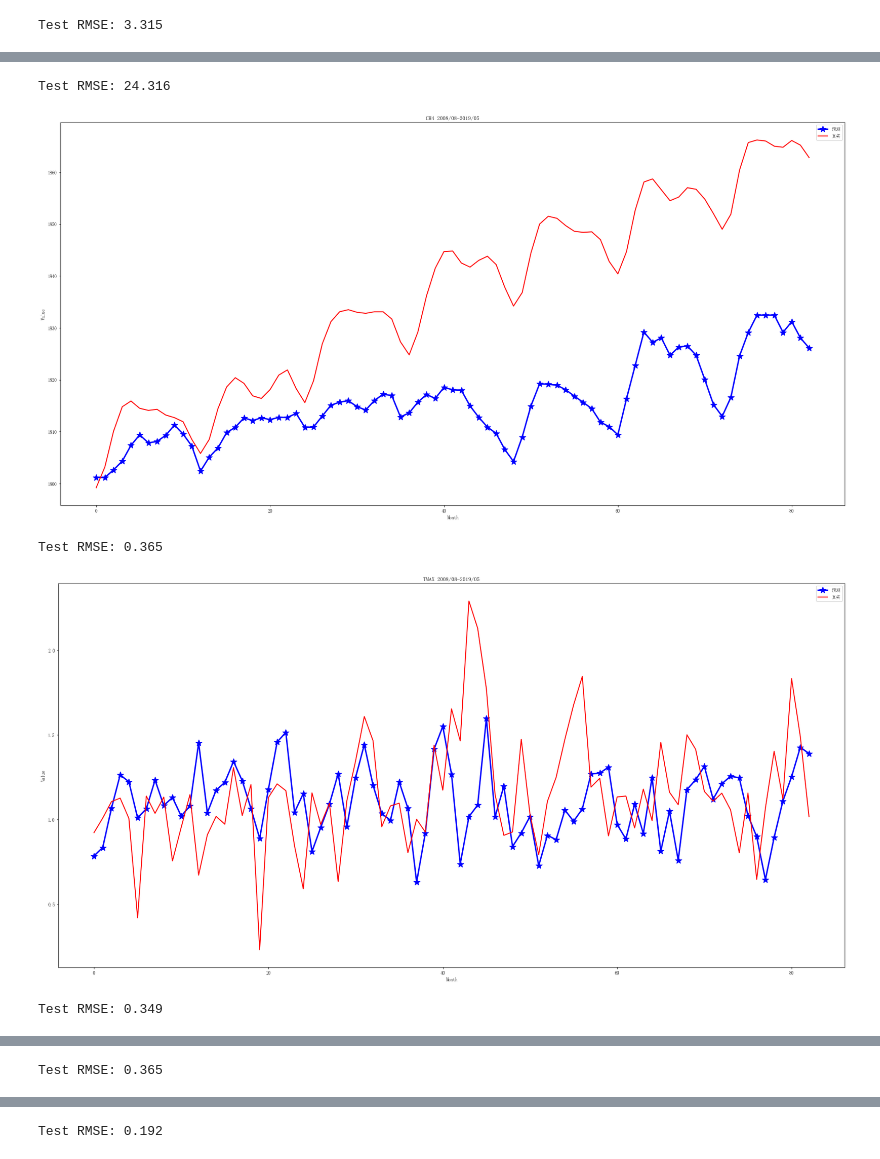
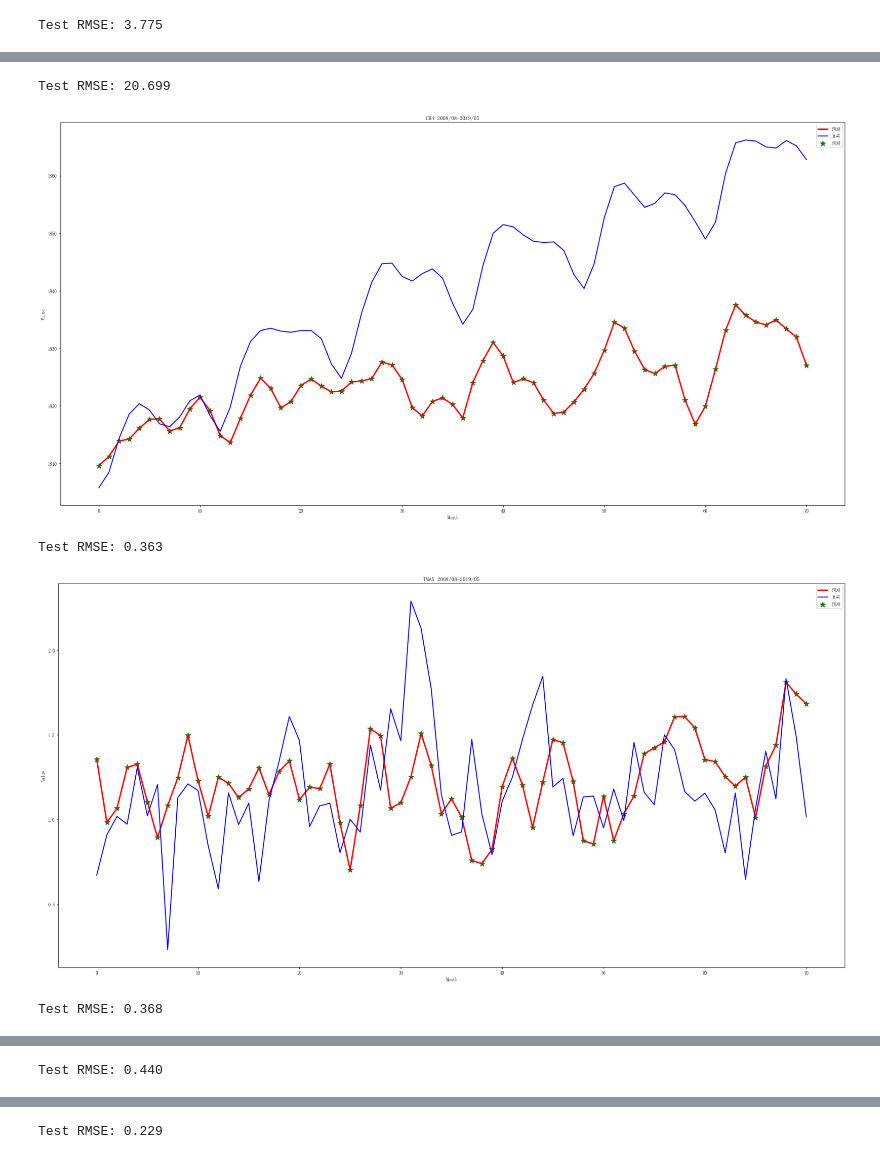
Before and after one commit to WPKENAN/shumo, a Jupyter notebook: pro2/多周期.ipynb, the cells around one changed output, grey strips where cells are left out. Saved outputs shown, nothing was run; the diff lists cells and outputs as text; code cells hidden in the pictures.

```diff
--- a/pro2/多周期.ipynb
+++ b/pro2/多周期.ipynb
@@ -45,8 +45,10 @@ for group in groups:
         plt.xlabel("1983/7-2019/5")
 #         pyplot.plot(month,values[:, group])
 #     else:
-    pyplot.plot(values[:, group],linewidth=5)
-    pyplot.title(dataset.columns[group], loc='center')
+
+    pyplot.plot(values[:, group],linewidth=5,label=dataset.columns[group])
+    plt.legend(prop={'size':25})
+#     pyplot.title(dataset.columns[group], loc='center')
 
 #     pyplot.xlabel("time")
     pyplot.ylabel("value")
@@ -137,7 +139,7 @@ scaled = scaler.fit_transform(values)
 # scaled=values
 
 # 构建监督学习问题
-n_in=48
+n_in=60
 reframed = series_to_supervised(scaled, n_in, 1,y_columns=list(range(feature)))
 print(reframed.head(5))
 # 分割为训练集和测试集
@@ -254,13 +256,20 @@ plt.show()
 # 绘制历史数据和预测数据图
 mpl.rcParams['font.sans-serif'] = ['FangSong']  # 指定默认字体
 mpl.rcParams['axes.unicode_minus'] = False  # 解决保存图像是负号'-'显示为方块的问题
+
+x=np.zeros((len(inv_yhat[:,0]),1))
+for i in range(len(x)):
+    x[i]=i
+
+
 for i in groups:
     rmse = sqrt(mean_squared_error(inv_yhat[:,i-1], inv_y[:,i-1]))
     print('Test RMSE: %.3f' % rmse)
 
     fig= pyplot.figure(figsize = (30,15))
-    plt.plot(inv_yhat[:,i-1],label='预测',c='b',linestyle='-', marker='*',linewidth=3,ms=15)
-    plt.plot(inv_y[:,i-1],label="真实",c='r',linewidth=2,ms=5)
+    plt.plot(inv_yhat[:,i-1],label='预测',c='r',linestyle='-',linewidth=3)
+    plt.scatter(x,inv_yhat[:,i-1],label='预测',c='g',marker='*',s=150)
+    plt.plot(inv_y[:,i-1],label="真实",c='b',linewidth=2,ms=5)
     plt.legend()
     plt.title('{} 2008/08-2019/05'.format(dataset.columns[i]))
     plt.xlabel("Month")
@@ -270,4 +279,4 @@ for i in groups:
     plt.show()
     # 计算RMSE
 # %% [output]
-Test RMSE: 3.315
+Test RMSE: 3.775
@@ -275,5 +284,5 @@ Test RMSE: 3.315
-Test RMSE: 24.316
+Test RMSE: 20.699
-[figure, old version]
+[figure, new version]
-Test RMSE: 0.365
+Test RMSE: 0.363
-[figure, old version]
+[figure, new version]
-Test RMSE: 0.349
+Test RMSE: 0.368
@@ -281 +290 @@ Test RMSE: 0.349
-Test RMSE: 0.365
+Test RMSE: 0.440
@@ -283 +292 @@ Test RMSE: 0.365
-Test RMSE: 0.192
+Test RMSE: 0.229
```
Also changed, not shown: parts of 8 cells of this notebook, 13 other files.
